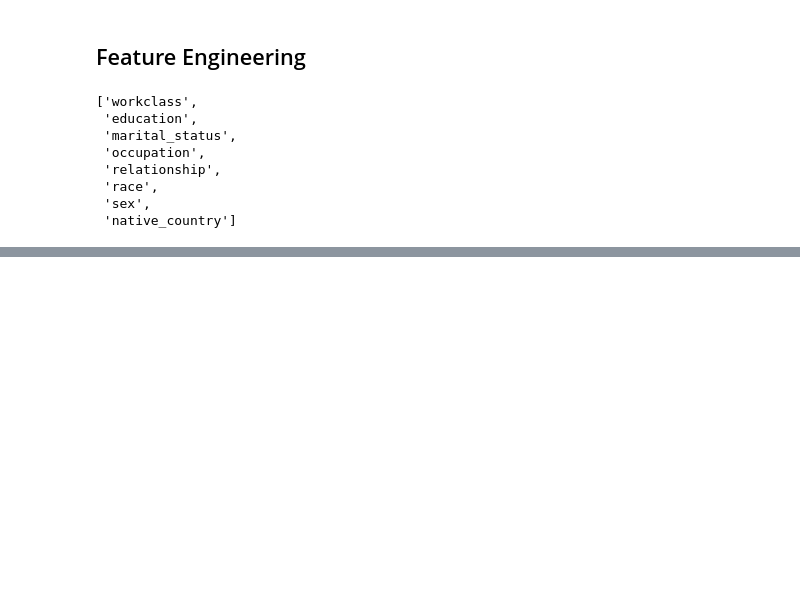
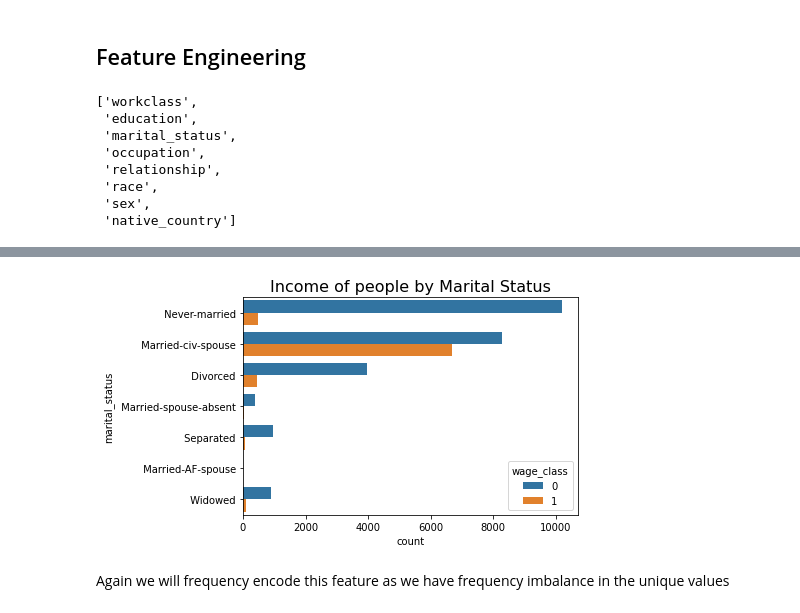
Before and after one commit to shiv0112/income-prediction-xgboost, a Jupyter notebook: notebooks/income_prediction.ipynb, the cells around one changed output, grey strips where cells are left out. Saved outputs shown, nothing was run; the diff lists cells and outputs as text; code cells hidden in the pictures; blank space fills up the shorter version.

```diff
--- a/notebooks/income_prediction.ipynb
+++ b/notebooks/income_prediction.ipynb
@@ -233,0 +261,3 @@ occupation : [' Adm-clerical' ' Exec-managerial' ' Handlers-cleaners' ' Prof-spe
+# %%
+fq = train_set.groupby('workclass').size()/len(train_set)
+fq
@@ -233,0 +274,2 @@ occupation : [' Adm-clerical' ' Exec-managerial' ' Handlers-cleaners' ' Prof-spe
+# %%
+train_set["workclass"]=train_set["workclass"].map(fq)
@@ -233,0 +287,3 @@ occupation : [' Adm-clerical' ' Exec-managerial' ' Handlers-cleaners' ' Prof-spe
+# %%
+#education
+train_set.drop('education',axis=1,inplace=True)
@@ -233,0 +308,8 @@ occupation : [' Adm-clerical' ' Exec-managerial' ' Handlers-cleaners' ' Prof-spe
+# %%
+plt.title("Income of people by Marital Status", fontsize = 16)
+sns.countplot(y = train_set['marital_status'], hue = train_set['wage_class'])
+plt.show()
+# %% [output]
+[figure, added]
+# %% [markdown]
+Again we will frequency encode this feature as we have frequency imbalance in the unique values
```
Also changed, not shown: parts of 52 cells of this notebook.
